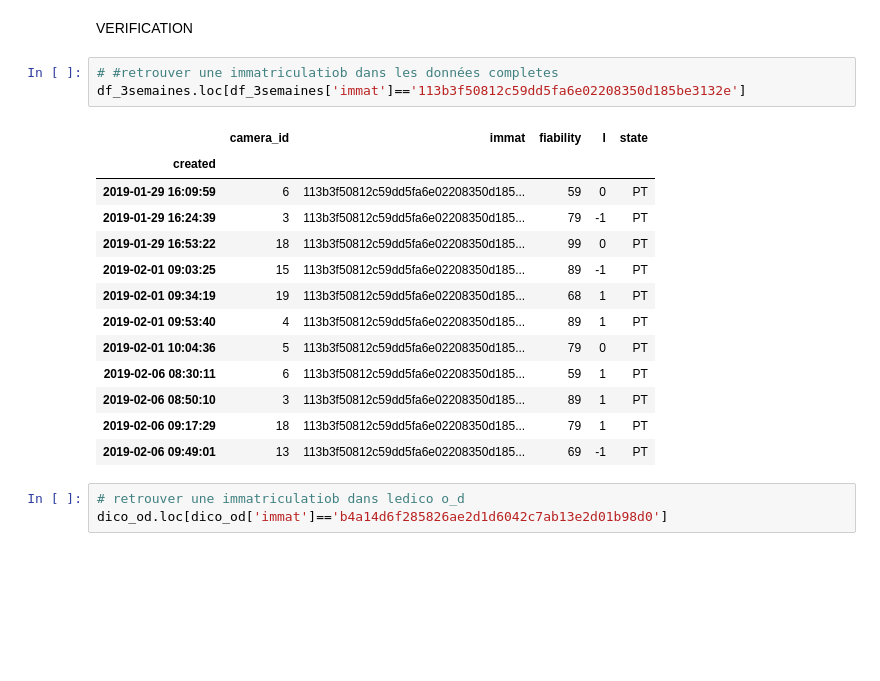
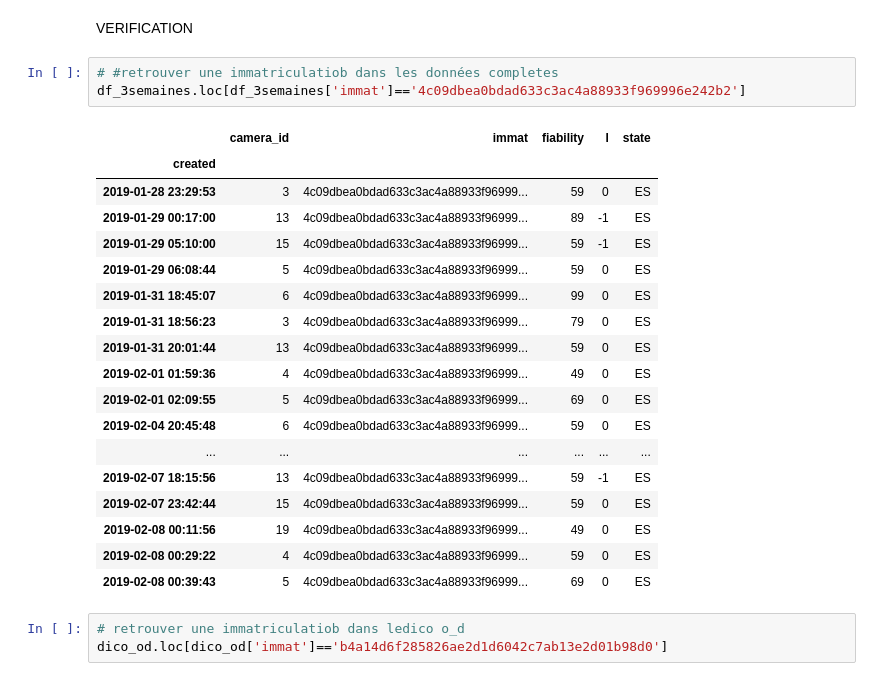
Before and after one commit to nantodevison/lapi, a Jupyter notebook: Carto_Lapi/Analyse/pour_test_travail.ipynb, the cells around one changed output. Drawn from its saved outputs; the diff is of its cells as text; blank space fills up the shorter version.

```diff
--- a/Carto_Lapi/Analyse/pour_test_travail.ipynb
+++ b/Carto_Lapi/Analyse/pour_test_travail.ipynb
@@ -357,21 +357,26 @@ pct_pl
 VERIFICATION
 # %%
 # #retrouver une immatriculatiob dans les données completes
-df_3semaines.loc[df_3semaines['immat']=='113b3f50812c59dd5fa6e02208350d185be3132e']
+df_3semaines.loc[df_3semaines['immat']=='4c09dbea0bdad633c3ac4a88933f969996e242b2']
 # %% [output]
 |  | camera_id | immat | fiability | l | state |
 | created |  |  |  |  |  |
-| 2019-01-29 16:09:59 | 6 | 113b3f50812c59dd5fa6e02208350d185... | 59 | 0 | PT |
-| 2019-01-29 16:24:39 | 3 | 113b3f50812c59dd5fa6e02208350d185... | 79 | -1 | PT |
-| 2019-01-29 16:53:22 | 18 | 113b3f50812c59dd5fa6e02208350d185... | 99 | 0 | PT |
-| 2019-02-01 09:03:25 | 15 | 113b3f50812c59dd5fa6e02208350d185... | 89 | -1 | PT |
-| 2019-02-01 09:34:19 | 19 | 113b3f50812c59dd5fa6e02208350d185... | 68 | 1 | PT |
-| 2019-02-01 09:53:40 | 4 | 113b3f50812c59dd5fa6e02208350d185... | 89 | 1 | PT |
-| 2019-02-01 10:04:36 | 5 | 113b3f50812c59dd5fa6e02208350d185... | 79 | 0 | PT |
-| 2019-02-06 08:30:11 | 6 | 113b3f50812c59dd5fa6e02208350d185... | 59 | 1 | PT |
-| 2019-02-06 08:50:10 | 3 | 113b3f50812c59dd5fa6e02208350d185... | 89 | 1 | PT |
-| 2019-02-06 09:17:29 | 18 | 113b3f50812c59dd5fa6e02208350d185... | 79 | 1 | PT |
-| 2019-02-06 09:49:01 | 13 | 113b3f50812c59dd5fa6e02208350d185... | 69 | -1 | PT |
+| 2019-01-28 23:29:53 | 3 | 4c09dbea0bdad633c3ac4a88933f96999... | 59 | 0 | ES |
+| 2019-01-29 00:17:00 | 13 | 4c09dbea0bdad633c3ac4a88933f96999... | 89 | -1 | ES |
+| 2019-01-29 05:10:00 | 15 | 4c09dbea0bdad633c3ac4a88933f96999... | 59 | -1 | ES |
+| 2019-01-29 06:08:44 | 5 | 4c09dbea0bdad633c3ac4a88933f96999... | 59 | 0 | ES |
+| 2019-01-31 18:45:07 | 6 | 4c09dbea0bdad633c3ac4a88933f96999... | 99 | 0 | ES |
+| 2019-01-31 18:56:23 | 3 | 4c09dbea0bdad633c3ac4a88933f96999... | 79 | 0 | ES |
+| 2019-01-31 20:01:44 | 13 | 4c09dbea0bdad633c3ac4a88933f96999... | 59 | 0 | ES |
+| 2019-02-01 01:59:36 | 4 | 4c09dbea0bdad633c3ac4a88933f96999... | 49 | 0 | ES |
+| 2019-02-01 02:09:55 | 5 | 4c09dbea0bdad633c3ac4a88933f96999... | 69 | 0 | ES |
+| 2019-02-04 20:45:48 | 6 | 4c09dbea0bdad633c3ac4a88933f96999... | 59 | 0 | ES |
+| ... | ... | ... | ... | ... | ... |
+| 2019-02-07 18:15:56 | 13 | 4c09dbea0bdad633c3ac4a88933f96999... | 59 | -1 | ES |
+| 2019-02-07 23:42:44 | 15 | 4c09dbea0bdad633c3ac4a88933f96999... | 59 | 0 | ES |
+| 2019-02-08 00:11:56 | 19 | 4c09dbea0bdad633c3ac4a88933f96999... | 49 | 0 | ES |
+| 2019-02-08 00:29:22 | 4 | 4c09dbea0bdad633c3ac4a88933f96999... | 59 | 0 | ES |
+| 2019-02-08 00:39:43 | 5 | 4c09dbea0bdad633c3ac4a88933f96999... | 69 | 0 | ES |
 # %%
 # retrouver une immatriculatiob dans ledico o_d
 dico_od.loc[dico_od['immat']=='b4a14d6f285826ae2d1d6042c7ab13e2d01b98d0']
```
Also changed, not shown: parts of 8 cells of this notebook, 1 other file.
